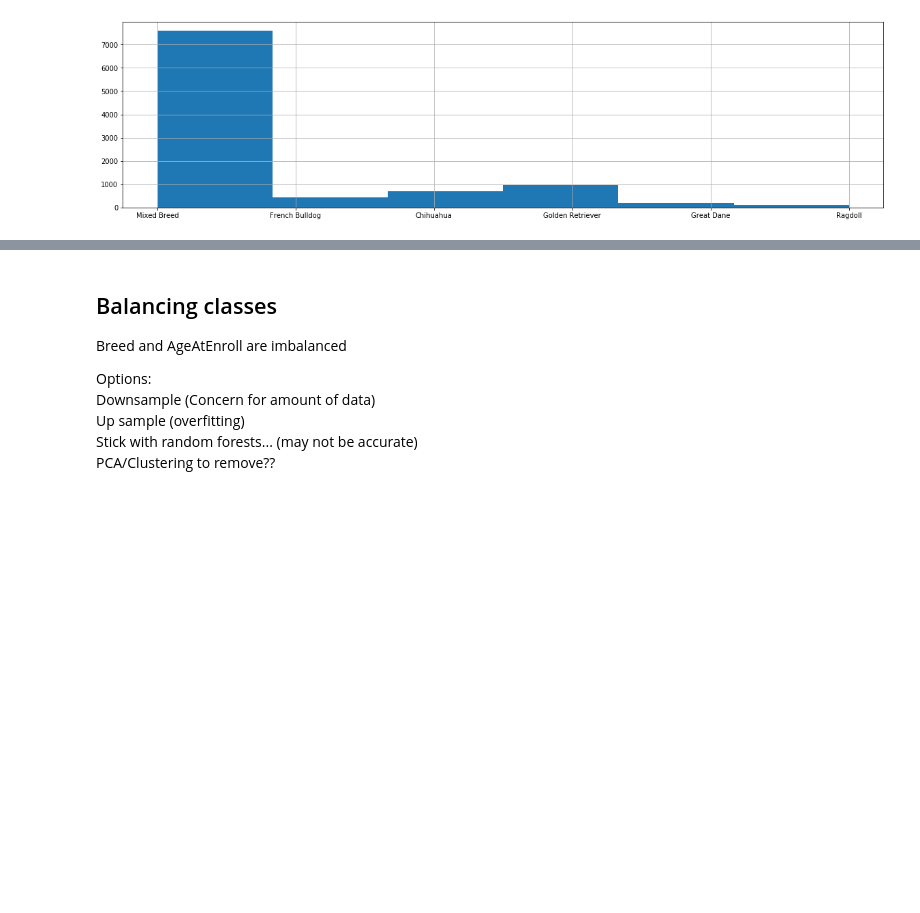
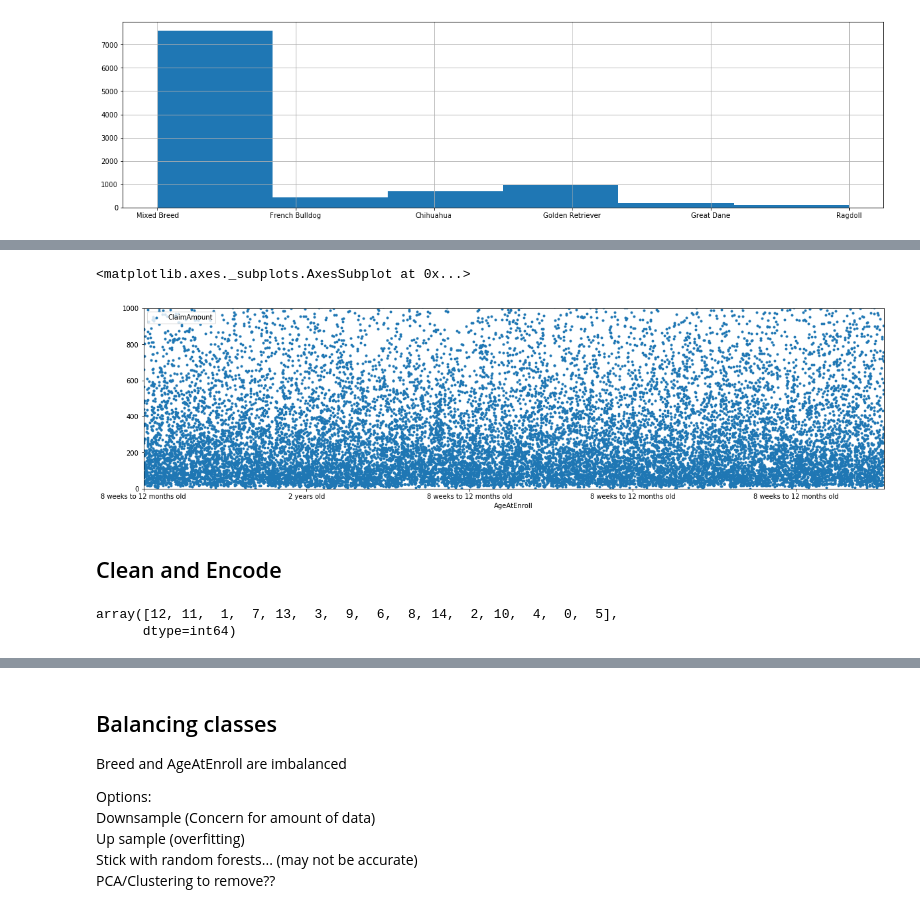
Before and after one commit to ConnorSprague/insurance-claim-forecast, a Jupyter notebook: FutureClaims_model.ipynb, the cells around one changed output, grey strips where cells are left out. Cells and saved outputs as stored; diff of their text form; code cells hidden in the pictures; blank space fills up the shorter version.

Commit message:
Complete
Trained and exported data

```diff
--- a/FutureClaims_model.ipynb
+++ b/FutureClaims_model.ipynb
@@ -221,0 +236,23 @@ petdata['Breed'].hist(figsize=(20,5),bins=(len(petdata.Breed.unique())))
+# %%
+training.plot(x='AgeAtEnroll',y='ClaimAmount',style='.',figsize=(20,5),ylim=(0,1000))
+# %% [output]
+<matplotlib.axes._subplots.AxesSubplot at 0x...>
+[figure, added]
+# %% [markdown]
+<h2>Clean and Encode</h2>
+# %%
+#NOTE: Encodes first class with 0. Unsure of the effect
+
+from sklearn.preprocessing import LabelEncoder
+
+train_enc = training
+
+lb_make = LabelEncoder()
+train_enc["Breed"] = lb_make.fit_transform(train_enc["Breed"])
+train_enc["Species"] = lb_make.fit_transform(train_enc["Species"])
+train_enc["AgeAtEnroll"] = lb_make.fit_transform(train_enc["AgeAtEnroll"])
+
+train_enc.AgeAtEnroll.unique()
+# %% [output]
+array([12, 11,  1,  7, 13,  3,  9,  6,  8, 14,  2, 10,  4,  0,  5],
+      dtype=int64)
```
Also changed, not shown: parts of 54 cells of this notebook, 3 other files.
